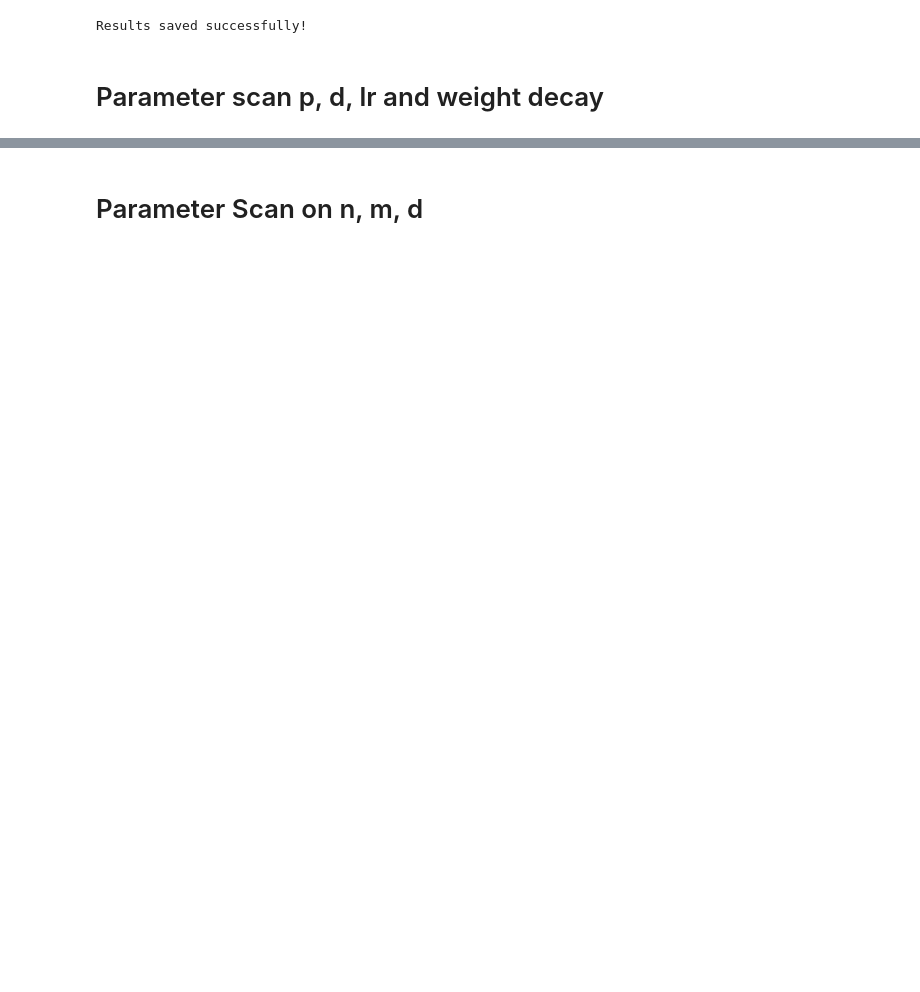
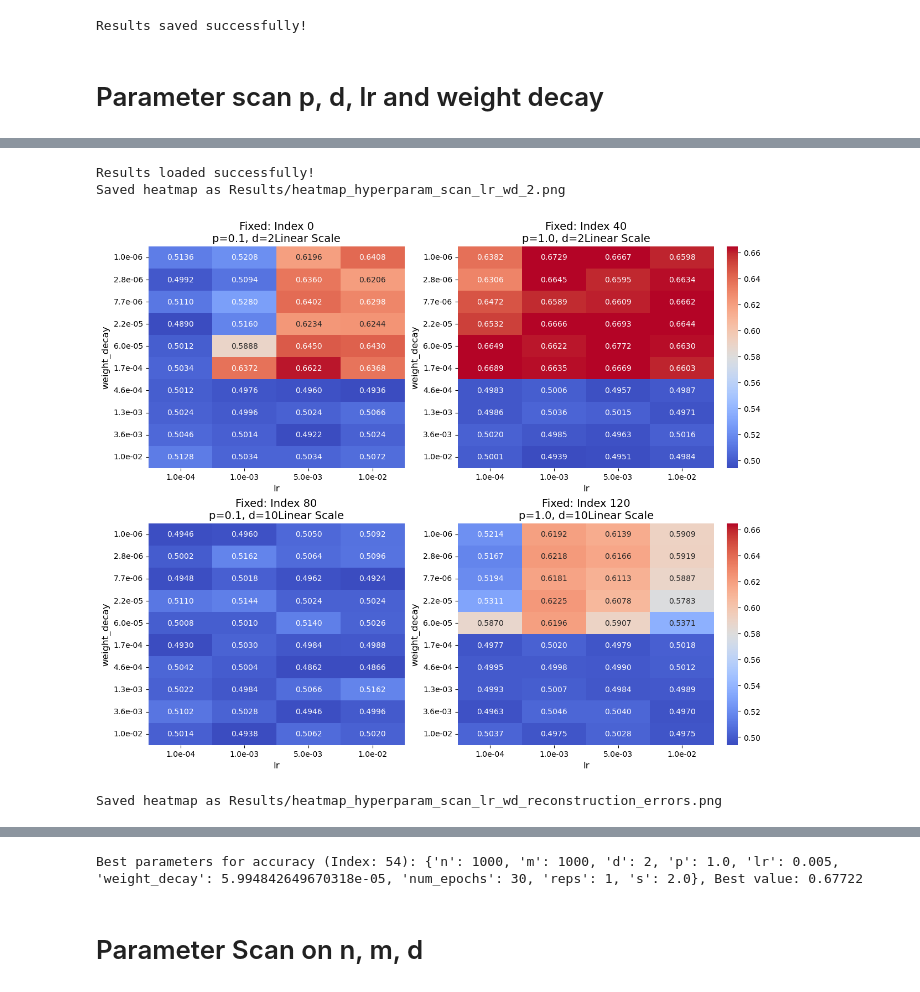
Before and after one commit to MayeulCassier/Matrix-Factorization-With-Comparison-Data, a Jupyter notebook: Parameter_Scan_results.ipynb, the cells around one changed output, grey strips where cells are left out. Cells and saved outputs as stored; diff of their text form; code cells hidden in the pictures; blank space fills up the shorter version.

```diff
--- a/Parameter_Scan_results.ipynb
+++ b/Parameter_Scan_results.ipynb
@@ -244,0 +204,43 @@ Best parameters for accuracy (Index: 54): {'n': 1000, 'm': 1000, 'd': 2, 'p': 1.
+# %%
+import pickle
+import matplotlib.pyplot as plt
+from visualization import plot_heatmap_fixed, plot_multiple_heatmaps, get_best_params
+
+# 1) Load results from the saved file
+file_path = "Data/results_hyperparam_scan_lr_wd.pkl"
+with open(file_path, "rb") as f:
+    results = pickle.load(f)
+print("Results loaded successfully!")
+
+# 2) Define the (d, p) combinations
+d_values = [2, 10]
+p_values = [0.1, 1.0]
+
+
+plot_multiple_heatmaps(
+    results,
+    param_x="lr",
+    param_y="weight_decay",
+    result_metric="accuracy",
+    fixed_indices=[0, 40, 80, 120],
+    save_path="Results/heatmap_hyperparam_scan_lr_wd_2"
+)
+
+plot_multiple_heatmaps(
+    results,
+    param_x="lr",
+    param_y="weight_decay",
+    result_metric="reconstruction_errors",
+    fixed_indices=[0, 40, 80, 120],
+    save_path="Results/heatmap_hyperparam_scan_lr_wd_reconstruction_errors",
+    log_scale=True,
+    invert_colors=True
+)
+
+# Find best parameters based on accuracy
+best_params = get_best_params(results, result_metric="accuracy")
+# %% [output]
+Results loaded successfully!
+Saved heatmap as Results/heatmap_hyperparam_scan_lr_wd_2.png
+[figure, added]
+Saved heatmap as Results/heatmap_hyperparam_scan_lr_wd_reconstruction_errors.png
@@ -245,3 +248,4 @@ Best parameters for accuracy (Index: 54): {'n': 1000, 'm': 1000, 'd': 2, 'p': 1.
+Best parameters for accuracy (Index: 54): {'n': 1000, 'm': 1000, 'd': 2, 'p': 1.0, 'lr': 0.005, 'weight_decay': 5.994842649670318e-05, 'num_epochs': 30, 'reps': 1, 's': 2.0}, Best value: 0.67722
 # %% [markdown]
 # Parameter Scan on n, m, d
 # %%
```
Also changed, not shown: parts of 9 cells of this notebook, 6 other files.
